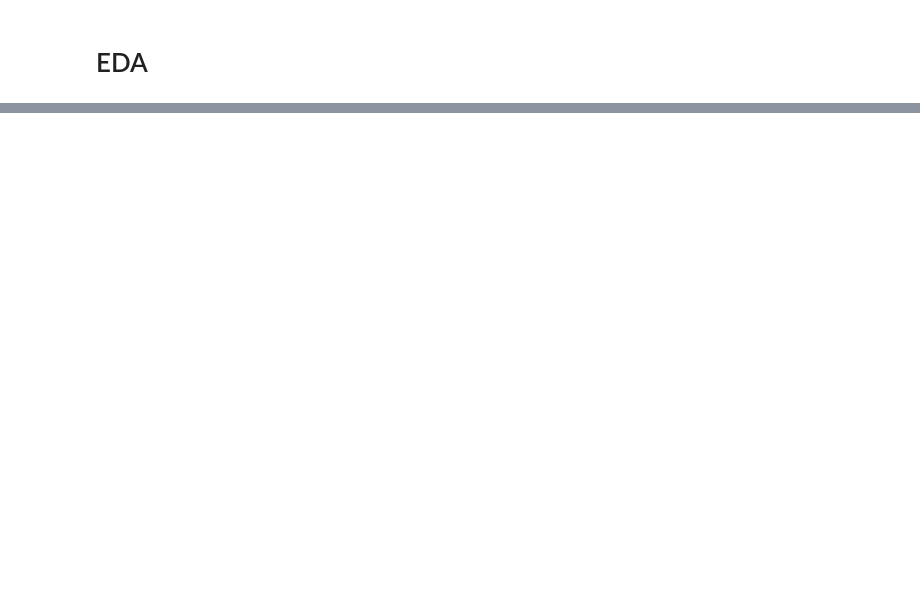
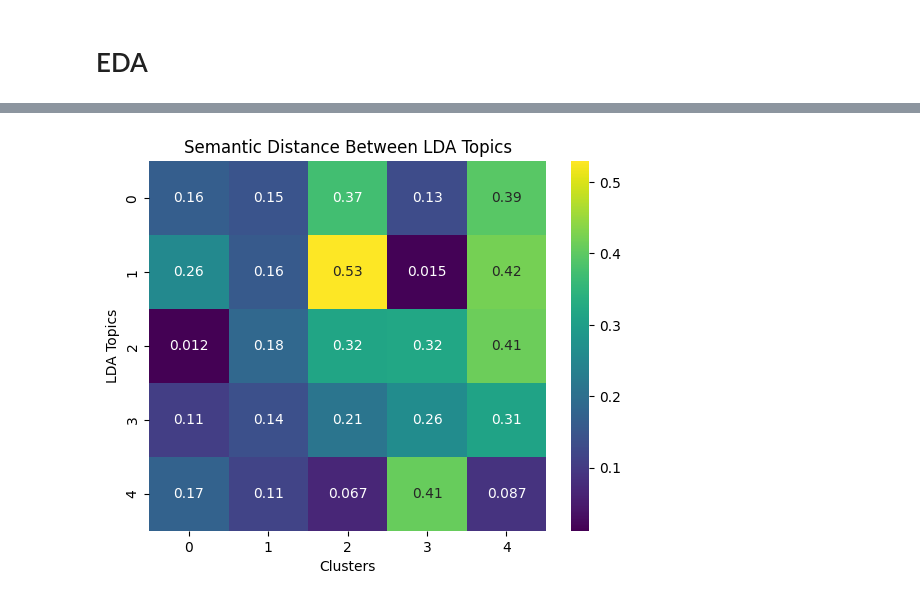
Before and after one commit to mattiacoltro/data-science-portfolio, a Jupyter notebook: [Data Science] spam-detection/spam_detection.ipynb, the cells around one changed output, grey strips where cells are left out. Saved outputs shown, nothing was run; the diff lists cells and outputs as text; code cells hidden in the pictures; blank space fills up the shorter version.

```diff
--- a/[Data Science] spam-detection/spam_detection.ipynb
+++ b/[Data Science] spam-detection/spam_detection.ipynb
@@ -107,0 +492,20 @@ df
+# %%
+lda_topics_dict = {topic_id: list(words) for topic_id, words in lda_topics}
+# %%
+topic_cluster_distr = pd.DataFrame(columns=['LDA_topic', 'Cluster_0', 'Cluster_1', 'Cluster_2', 'Cluster_3', 'Cluster_4'])
+
+# Per ogni topic LDA, vediamo in quali cluster KMeans finiscono le parole
+for topic_id, words in lda_topics_dict.items():
+    clusters_in_topic = []
+    for word in words:
+        #print(word)
+        if word[0] in word_clusters.keys():
+            clusters_in_topic.append(word_clusters[word[0]])
+    #print(clusters_in_topic)
+    counter = Counter(clusters_in_topic)
+    topic_cluster_distr.at[topic_id, 'LDA_topic'] = topic_id
+    for cluster_num in range(num_clusters):
+        col_name = f'Cluster_{cluster_num}'
+        topic_cluster_distr.at[topic_id, col_name] = counter.get(cluster_num, 0)
+
+    print(f"LDA Topic {topic_id} distribution over Word2Vec clusters: {counter}")
@@ -107,0 +537,14 @@ df
+# %%
+# Vetorization of LDA topics and KMeans clusters
+lda_vectors = {
+    topic_id: topic_embedding(words, w2v_model)
+    for topic_id, words in lda_topics_dict.items()
+}
+cluster_vectors = {i: np.mean([w2v_model.wv[w] for w, c in word_clusters.items() if c==i], axis=0) for i in range(num_clusters)}
+# %%
+# Compute distance matrix between LDA topics and KMeans clusters
+dist_matrix_tc = np.array([[0.0 for _ in range(len(lda_vectors))] for _ in range(len(lda_vectors))])
+for t1_id, t1_vector in lda_vectors.items():
+    for t2_id, t2_vector in cluster_vectors.items():
+            dist_matrix_tc[t1_id][t2_id] = cosine(t1_vector, t2_vector)
+            # print(f"Distance Topic {t1_id} - Cluster {t2_id}: {dist_matrix_tc[t1_id][t2_id]:.3f}")
@@ -107,0 +569,8 @@ df
+# %%
+sns.heatmap(dist_matrix_tc, annot=True, cmap="viridis")
+plt.title("Semantic Distance Between LDA Topics")
+plt.xlabel("Clusters")
+plt.ylabel("LDA Topics")
+plt.show()
+# %% [output]
+[figure, added]
```
Also changed, not shown: parts of 57 cells of this notebook.
